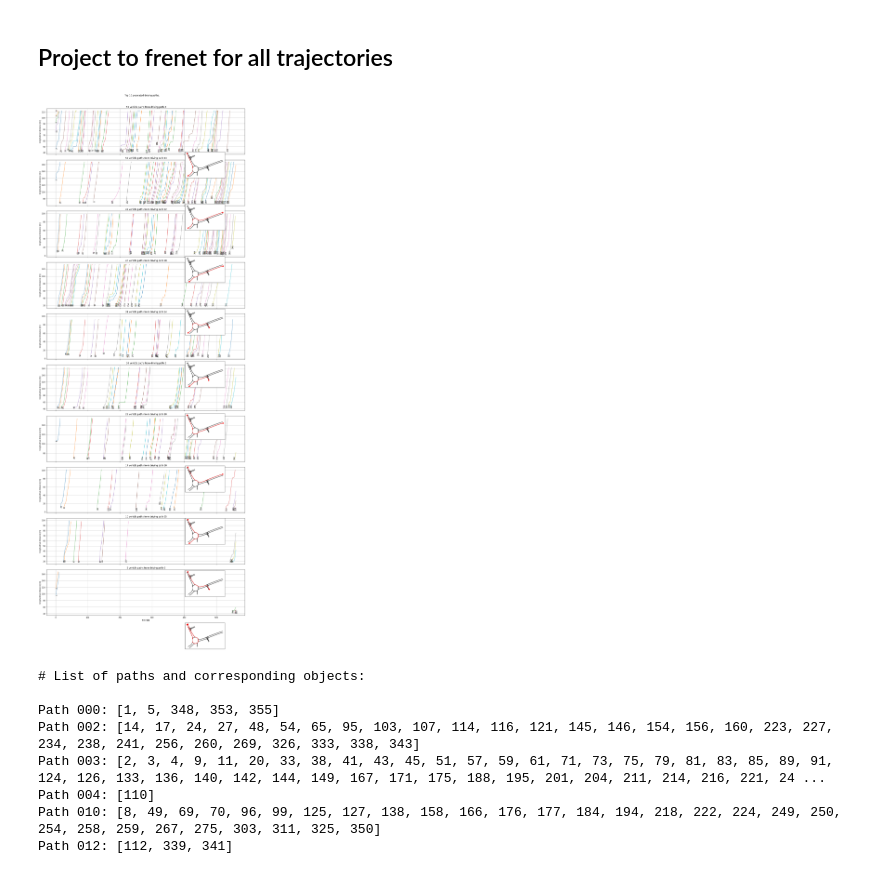
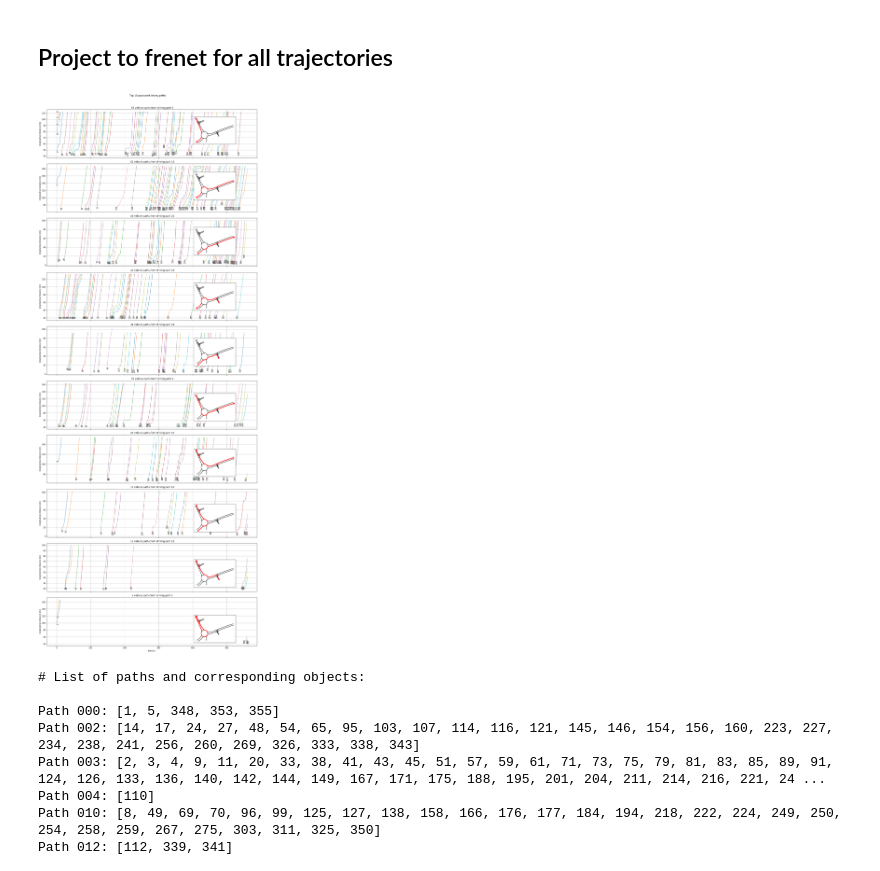
Before and after one commit to kopytjuk/opendd-analysis, a Jupyter notebook: notebooks/Distance Analysis.ipynb, the cells around one changed output. Saved outputs shown, nothing was run; the diff lists cells and outputs as text; code cells hidden in the pictures.

```diff
--- a/notebooks/Distance Analysis.ipynb
+++ b/notebooks/Distance Analysis.ipynb
@@ -562,16 +583,30 @@ Helpful link: https://fjp.at/posts/optimal-frenet/
 @dataclass
 class DiscreteReferencePath:
 
-    points: np.ndarray # in cartesian (metric) coordinates, as Nx3 (s, x, y)
-    spatial_resolution: float # approximate
+    points: np.ndarray  # in cartesian (metric) coordinates, as Nx3 (s, x, y)
+    spatial_resolution: float  # approximate
 
     def to_frenet(self, pt: Tuple[float, float]) -> Tuple[float, float]:
+        """Transform a cartesian coordinate to a Frenet coordinate.
+
+        Args:
+            pt (Tuple[float, float]): cartesian coordinate (x, y)
+
+        Returns:
+            Tuple[float, float]: frenet coordinate (s, d)
+        """
+
         pt = np.array(pt)
+
+        # compute distances to each sample of the ref.-path
         deltas = np.linalg.norm(self.points[:, 1:] - pt, axis=1)
 
+        # take the index of the minium
         idx_min = np.argmin(deltas)
 
+        # arc length
         s = self.points[idx_min, 0]
+        # perpendicular distance
         d = deltas[idx_min]
         return s,  d
 
@@ -682,35 +716,35 @@ toplist_path = gdf_traces["path_id"].value_counts()
 
 for i, (path_id, cnt) in enumerate(toplist_path.iloc[:N].iteritems()):
 
     ax = axs[i]
 
-    map_ax = fig.add_axes([0.7, 0.85 - 1/N*i, 0.2, 1/N*0.5])
+    map_ax = fig.add_axes([0.7, 0.92 - 1/N*i, 0.2, 1/N*0.5])
 
     trafficlanes.plot(ax=map_ax, color="k", label="road network")
     paths[path_id].plot(map_ax, color="red")
 
     vehicle_paths = gdf_traces[gdf_traces["path_id"]==path_id]
     # map_ax.set_axis_off()
     map_ax.axes.get_xaxis().set_visible(False)
     map_ax.axes.get_yaxis().set_visible(False)
 
     for _, vp in vehicle_paths.iterrows():
 
         lon_array, lat_array = vp["frenet_path"].xy
         time_array = vp["START_TIME"] + 1/VEHICLE_SAMPLE_RATE*np.arange(0, vp["NUM_SAMPLES"])
         ax.plot(time_array, lon_array, lw=1)
-        ax.text(time_array[0], lon_array[0], str(vp["OBJID"]), fontsize=10, rotation="vertical")
+        ax.text(time_array[0], lon_array[0], str(vp.name), fontsize=10, rotation="vertical")
 
     ax.set_title(f"{cnt: d} vehicle paths from driving path {path_id:d}")
 
     ax.grid()
     ax.set_ylabel("longitudinal distance [m]")
 
 axs[-1].set_xlabel("time [s]")
 
 fig.suptitle(f"Top {N} populated driving paths.", y=1.01)
 plt.tight_layout()
 # %% [output]
-[figure, old version]
+[figure, new version]
 # %%
 print("# List of paths and corresponding objects:\n")
```
Also changed, not shown: parts of 12 cells of this notebook, 1 other file.
